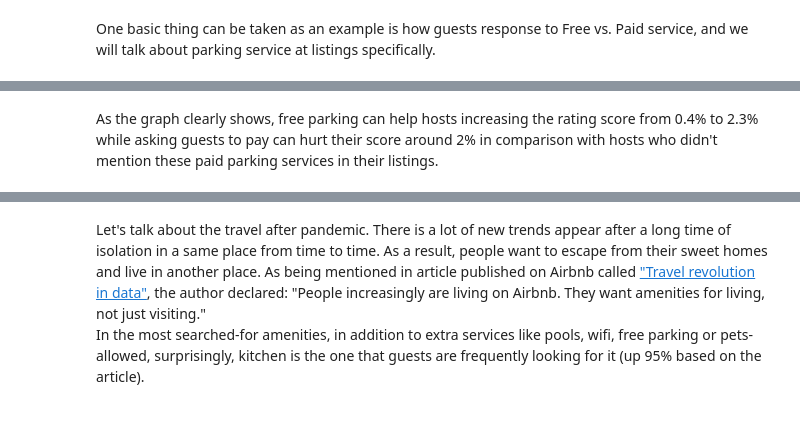
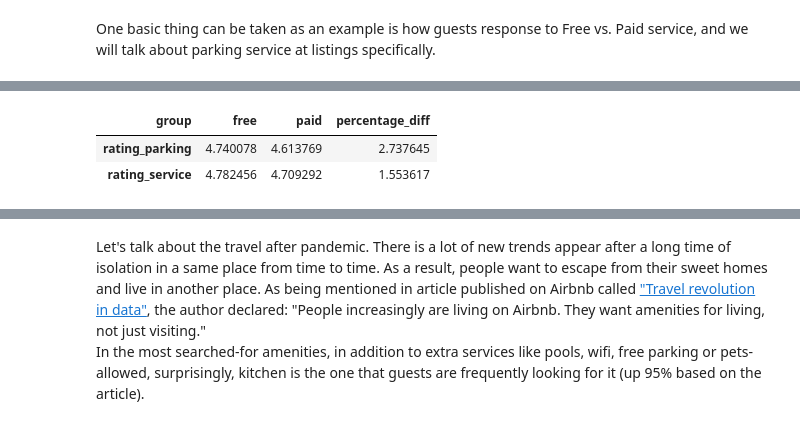
Before and after one commit to danieldang1806/pydataset, a Jupyter notebook: Airbnb_Value_Analysis.ipynb, the cells around one changed output, grey strips where cells are left out. Drawn from its saved outputs; the diff is of its cells as text; code cells hidden in the pictures.

```diff
--- a/Airbnb_Value_Analysis.ipynb
+++ b/Airbnb_Value_Analysis.ipynb
@@ -675,2 +682,6 @@ rating_parking = rating_parking.rename(columns={'index': 'parking_type'})
+# %%
+rating_service = rating.iloc[5:].reset_index()
+rating_service = rating_service.rename(columns={'index': 'parking_type', 'rating': 'rating_service'})
 # %%
 rating_parking['group'] = rating_parking['parking_type'].apply(lambda x: 'free' if 'Free' in x else 'paid')
+rating_service['group'] = rating_service['parking_type'].apply(lambda x: 'free' if 'Free' in x else 'paid')
@@ -711,2 +688,23 @@ sns.barplot(data=rating_parking, x='percentage_diff', y='parking_type')
-# %% [markdown]
-As the graph clearly shows, free parking can help hosts increasing the rating score from 0.4% to 2.3% while asking guests to pay can hurt their score around 2% in comparison with hosts who didn't mention these paid parking services in their listings.
+# %%
+compare_parking = pd.pivot_table(data=rating_parking.iloc[:,1:],
+                           index=None,
+                           columns='group',
+                           values='rating_parking',
+                           aggfunc='mean')
+
+compare_parking['percentage_diff'] = ((compare_parking['free'] / compare_parking['paid']) - 1) * 100
+# %%
+compare_service = pd.pivot_table(data=rating_service.iloc[:,1:],
+                           index=None,
+                           columns='group',
+                           values='rating_service',
+                           aggfunc='mean')
+
+compare_service['percentage_diff'] = ((compare_service['free'] / compare_service['paid']) - 1) * 100
+# %%
+compare_data = pd.concat([compare_parking, compare_service], axis=0)
+compare_data
+# %% [output]
+| group | free | paid | percentage_diff |
+| rating_parking | 4.740078 | 4.613769 | 2.737645 |
+| rating_service | 4.782456 | 4.709292 | 1.553617 |
```
Also changed, not shown: parts of 25 cells of this notebook.
